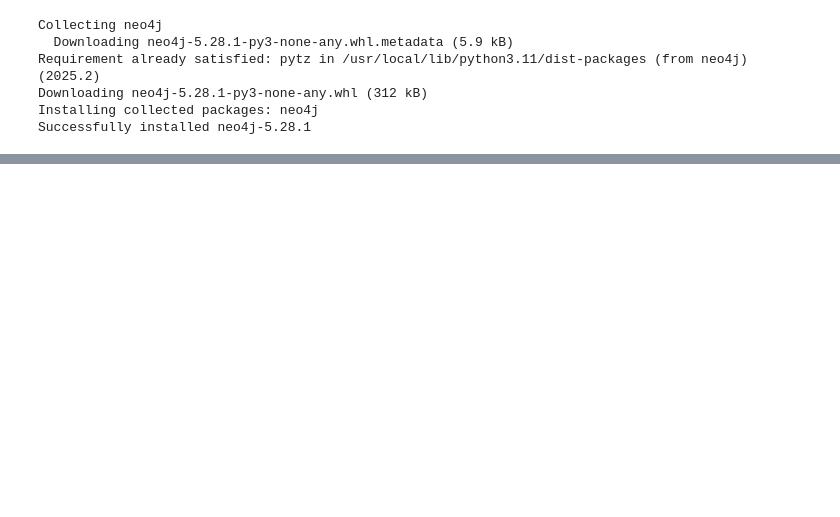
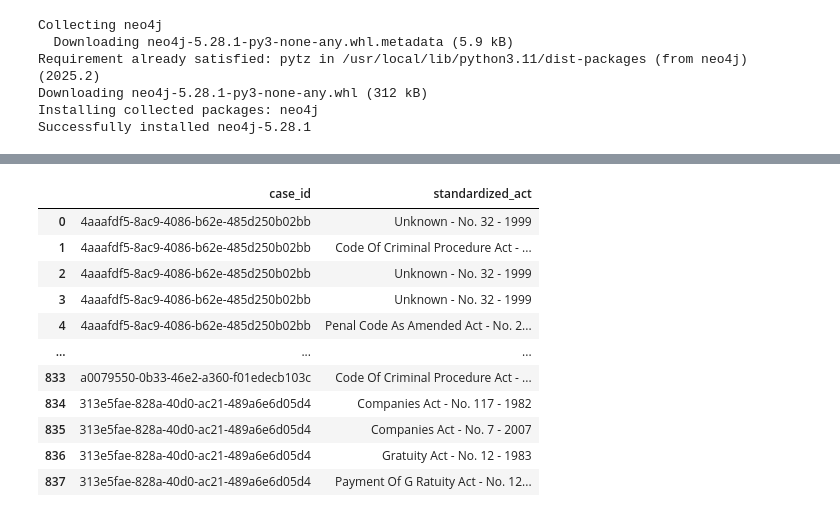
Before and after one commit to HackElite-FYP/Legal-Research-Platform-Core, a Jupyter notebook: cases, acts reference.ipynb, the cells around one changed output, grey strips where cells are left out. Saved outputs shown, nothing was run; the diff lists cells and outputs as text; code cells hidden in the pictures; blank space fills up the shorter version.

```diff
--- a/cases, acts reference.ipynb
+++ b/cases, acts reference.ipynb
@@ -83,2 +88,80 @@ display(df)
 # %%
-#act standardizer
+# 🛠️ Cell 2: Act Standardizer Utility and Final Processing
+
+import re
+import pandas as pd
+
+class ActStandardizer:
+    """A utility class to parse raw act strings into a structured format."""
+
+    def __init__(self):
+        # Main pattern with optional lead-ins and flexible act name handling
+        self.parsing_pattern = re.compile(
+            r'(?:of the|under the|pursuant to the)?\s*'  # optional lead-in phrases
+            r'([A-Za-z\s&\-]{3,}?(?:Act|Code|Ordinance|Law|Regulation|Rules))'  # act name
+            r'[, ]*\s*(?:No\.?|Number)?\s*(\d+)\s*(?:of)?\s*(\d{4})',  # number and year
+            re.IGNORECASE
+        )
+        # Fallback if no name found, just extract number and year
+        self.fallback_pattern = re.compile(
+            r'No\.?\s*(\d+)\s+of\s*(\d{4})',
+            re.IGNORECASE
+        )
+
+    def standardize(self, raw_act_text):
+        match = self.parsing_pattern.search(raw_act_text)
+
+        if not match:
+            # Try fallback: just number and year
+            fallback = self.fallback_pattern.search(raw_act_text)
+            if fallback:
+                return {
+                    "act_name": "Unknown",
+                    "act_number": fallback.group(1),
+                    "year": fallback.group(2)
+                }
+            # Total failure
+            return {
+                "act_name": "Unknown",
+                "act_number": "N/A",
+                "year": "N/A"
+            }
+
+        name_part = match.group(1).strip()
+        number = match.group(2)
+        year = match.group(3)
+
+        # Clean name: title case
+        cleaned_name = ' '.join(w.capitalize() for w in name_part.split())
+
+        return {
+            "act_name": cleaned_name,
+            "act_number": number,
+            "year": year
+        }
+
+# --- Standardization Process ---
+standardizer = ActStandardizer()
+final_structured_list = []
+
+print("\nStandardizing extracted acts into the final format...")
+for entry in raw_case_act_map:
+    case_id = entry["case_id"]
+    for raw_act in entry["raw_acts"]:
+        structured_act = standardizer.standardize(raw_act)
+
+        # Format: "Act Name - No. X - YYYY"
+        formatted = f"{structured_act['act_name']} - No. {structured_act['act_number']} - {structured_act['year']}"
+        final_structured_list.append({
+            "case_id": case_id,
+            "standardized_act": formatted
+        })
+
+# Convert to DataFrame
+final_df = pd.DataFrame(final_structured_list)
+
+# Show results
+print("✅ Standardization complete.")
+print("\n📋 Final Standardized Act Data (Single Column):")
+display(final_df)
+# %% [output]
@@ -84,0 +172,12 @@ display(df)
+|  | case_id | standardized_act |
+| 0 | 4aaafdf5-8ac9-4086-b62e-485d250b02bb | Unknown - No. 32 - 1999 |
+| 1 | 4aaafdf5-8ac9-4086-b62e-485d250b02bb | Code Of Criminal Procedure Act - ... |
+| 2 | 4aaafdf5-8ac9-4086-b62e-485d250b02bb | Unknown - No. 32 - 1999 |
+| 3 | 4aaafdf5-8ac9-4086-b62e-485d250b02bb | Unknown - No. 32 - 1999 |
+| 4 | 4aaafdf5-8ac9-4086-b62e-485d250b02bb | Penal Code As Amended Act - No. 2... |
+| ... | ... | ... |
+| 833 | a0079550-0b33-46e2-a360-f01edecb103c | Code Of Criminal Procedure Act - ... |
+| 834 | 313e5fae-828a-40d0-ac21-489a6e6d05d4 | Companies Act - No. 117 - 1982 |
+| 835 | 313e5fae-828a-40d0-ac21-489a6e6d05d4 | Companies Act - No. 7 - 2007 |
+| 836 | 313e5fae-828a-40d0-ac21-489a6e6d05d4 | Gratuity Act - No. 12 - 1983 |
+| 837 | 313e5fae-828a-40d0-ac21-489a6e6d05d4 | Payment Of G Ratuity Act - No. 12... |
```
Also changed, not shown: parts of 4 cells of this notebook.
